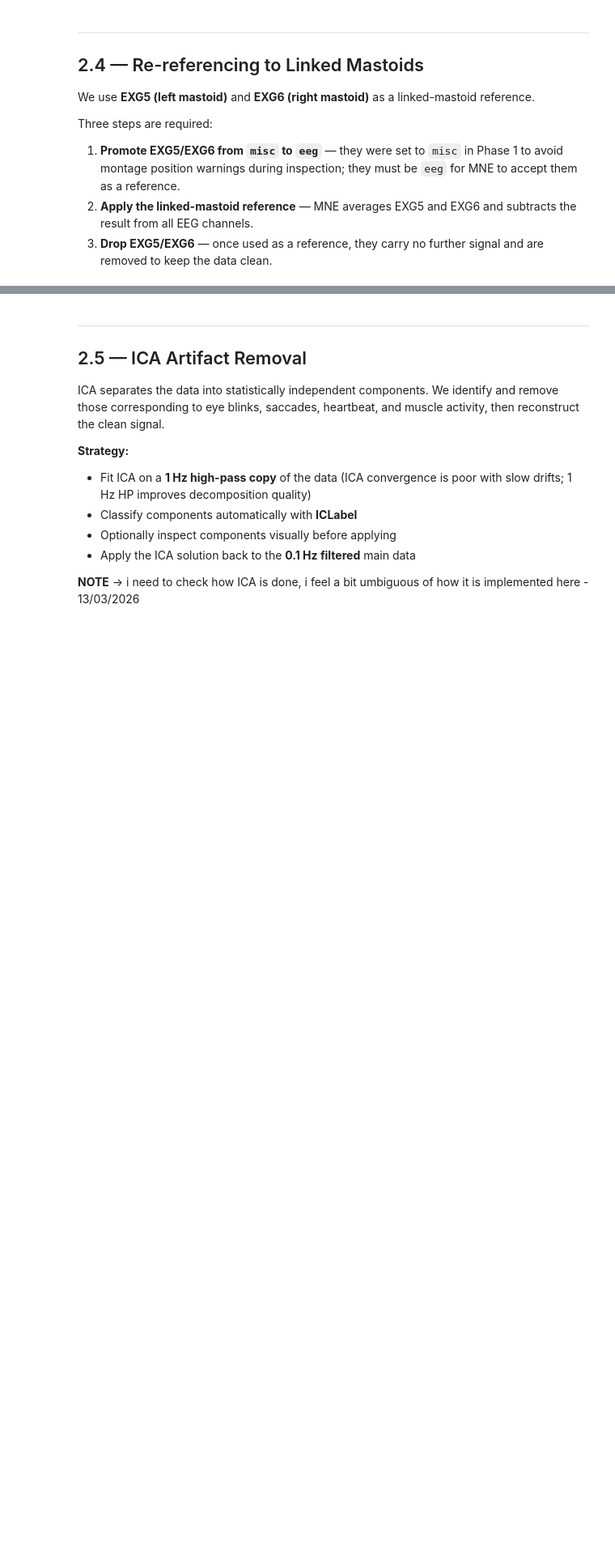
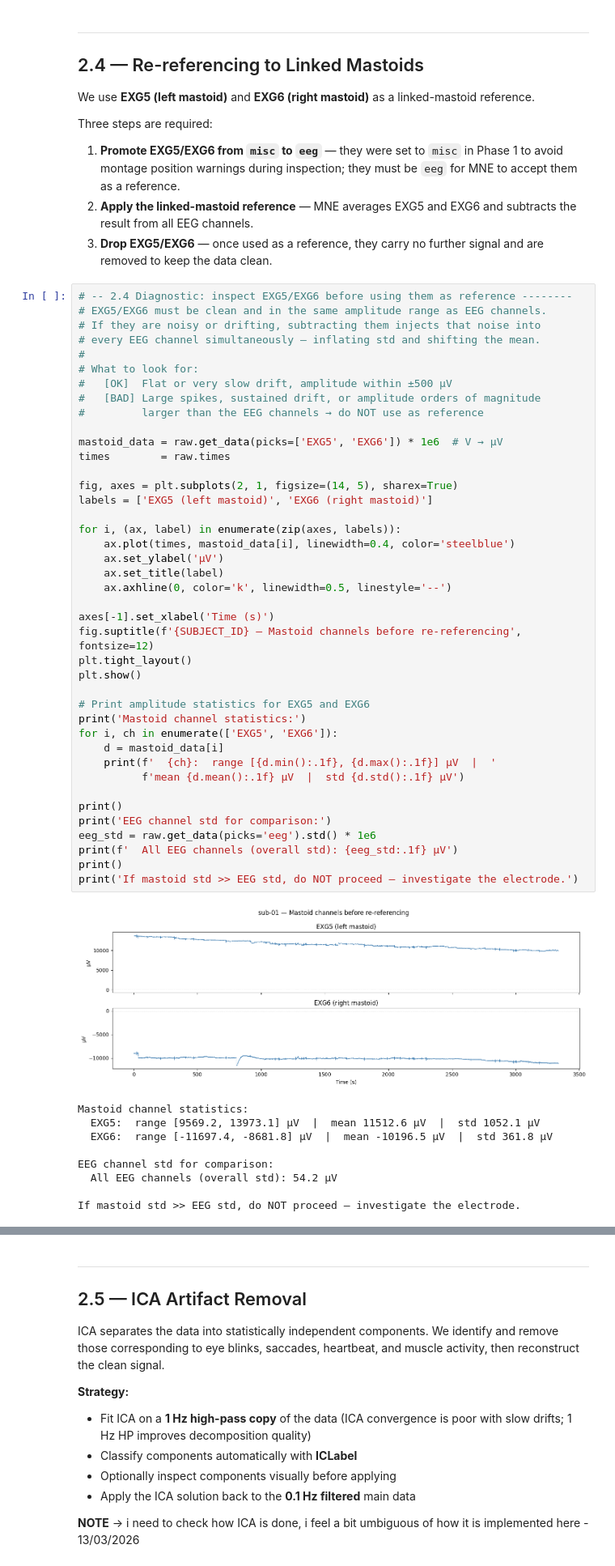
Before and after one commit to ChristosDalamarinis/RIFT-analysis, a Jupyter notebook: rift_analysis.ipynb, the cells around one changed output, grey strips where cells are left out. Shown at 81% size. Cells and saved outputs as stored; diff of their text form; blank space fills up the shorter version.

```diff
--- a/rift_analysis.ipynb
+++ b/rift_analysis.ipynb
@@ -713,6 +708,57 @@ Three steps are required:
 1. **Promote EXG5/EXG6 from `misc` to `eeg`** — they were set to `misc` in Phase 1 to avoid montage position warnings during inspection; they must be `eeg` for MNE to accept them as a reference.
 2. **Apply the linked-mastoid reference** — MNE averages EXG5 and EXG6 and subtracts the result from all EEG channels.
 3. **Drop EXG5/EXG6** — once used as a reference, they carry no further signal and are removed to keep the data clean.
+# %%
+# -- 2.4 Diagnostic: inspect EXG5/EXG6 before using them as reference --------
+# EXG5/EXG6 must be clean and in the same amplitude range as EEG channels.
+# If they are noisy or drifting, subtracting them injects that noise into
+# every EEG channel simultaneously — inflating std and shifting the mean.
+#
+# What to look for:
+#   [OK]  Flat or very slow drift, amplitude within ±500 µV
+#   [BAD] Large spikes, sustained drift, or amplitude orders of magnitude
+#         larger than the EEG channels → do NOT use as reference
+
+mastoid_data = raw.get_data(picks=['EXG5', 'EXG6']) * 1e6  # V → µV
+times        = raw.times
+
+fig, axes = plt.subplots(2, 1, figsize=(14, 5), sharex=True)
+labels = ['EXG5 (left mastoid)', 'EXG6 (right mastoid)']
+
+for i, (ax, label) in enumerate(zip(axes, labels)):
+    ax.plot(times, mastoid_data[i], linewidth=0.4, color='steelblue')
+    ax.set_ylabel('µV')
+    ax.set_title(label)
+    ax.axhline(0, color='k', linewidth=0.5, linestyle='--')
+
+axes[-1].set_xlabel('Time (s)')
+fig.suptitle(f'{SUBJECT_ID} — Mastoid channels before re-referencing', fontsize=12)
+plt.tight_layout()
+plt.show()
+
+# Print amplitude statistics for EXG5 and EXG6
+print('Mastoid channel statistics:')
+for i, ch in enumerate(['EXG5', 'EXG6']):
+    d = mastoid_data[i]
+    print(f'  {ch}:  range [{d.min():.1f}, {d.max():.1f}] µV  |  '
+          f'mean {d.mean():.1f} µV  |  std {d.std():.1f} µV')
+
+print()
+print('EEG channel std for comparison:')
+eeg_std = raw.get_data(picks='eeg').std() * 1e6
+print(f'  All EEG channels (overall std): {eeg_std:.1f} µV')
+print()
+print('If mastoid std >> EEG std, do NOT proceed — investigate the electrode.')
+# %% [output]
+[figure, added]
+Mastoid channel statistics:
+  EXG5:  range [9569.2, 13973.1] µV  |  mean 11512.6 µV  |  std 1052.1 µV
+  EXG6:  range [-11697.4, -8681.8] µV  |  mean -10196.5 µV  |  std 361.8 µV
+
+EEG channel std for comparison:
+  All EEG channels (overall std): 54.2 µV
+
+If mastoid std >> EEG std, do NOT proceed — investigate the electrode.
 # %%
 # -- 2.4 Re-referencing to linked mastoids (EXG5, EXG6) ---------------------
 
```
Also changed, not shown: parts of 7 cells of this notebook.
